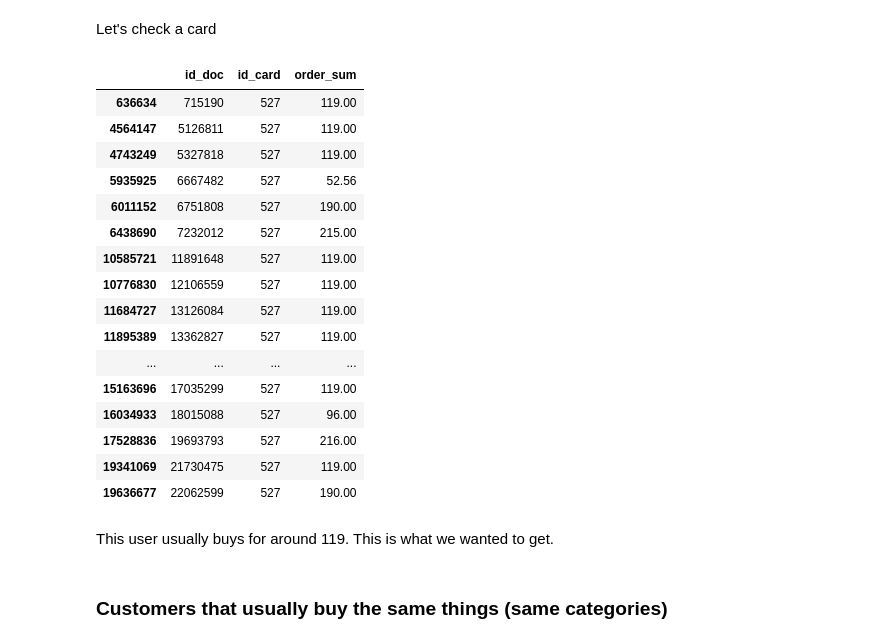
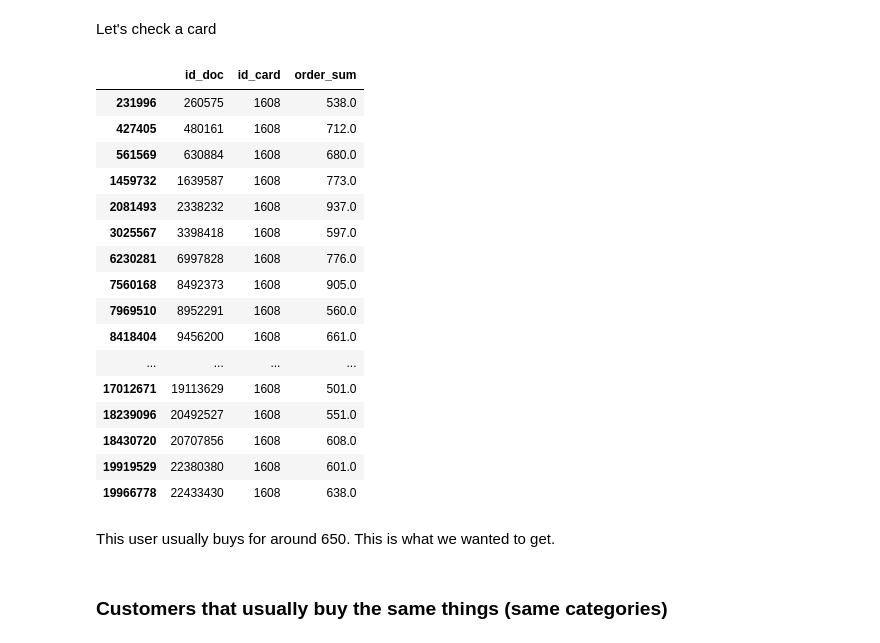
Before and after one commit to cubazis/inno_stats_2020, a Jupyter notebook: hw2.ipynb, the cells around one changed output. Cells and saved outputs as stored; diff of their text form; code cells hidden in the pictures.

```diff
--- a/hw2.ipynb
+++ b/hw2.ipynb
@@ -672,27 +678,27 @@ std_spendings[std_spendings.purchase_std < 50]
 # %% [markdown]
 Let's check a card
 # %%
-avg_spent_on_cart[avg_spent_on_cart.id_card==527]
+avg_spent_on_cart[avg_spent_on_cart.id_card==1608]
 # %% [output]
 |  | id_doc | id_card | order_sum |
-| 636634 | 715190 | 527 | 119.00 |
-| 4564147 | 5126811 | 527 | 119.00 |
-| 4743249 | 5327818 | 527 | 119.00 |
-| 5935925 | 6667482 | 527 | 52.56 |
-| 6011152 | 6751808 | 527 | 190.00 |
-| 6438690 | 7232012 | 527 | 215.00 |
-| 10585721 | 11891648 | 527 | 119.00 |
-| 10776830 | 12106559 | 527 | 119.00 |
-| 11684727 | 13126084 | 527 | 119.00 |
-| 11895389 | 13362827 | 527 | 119.00 |
+| 231996 | 260575 | 1608 | 538.0 |
+| 427405 | 480161 | 1608 | 712.0 |
+| 561569 | 630884 | 1608 | 680.0 |
+| 1459732 | 1639587 | 1608 | 773.0 |
+| 2081493 | 2338232 | 1608 | 937.0 |
+| 3025567 | 3398418 | 1608 | 597.0 |
+| 6230281 | 6997828 | 1608 | 776.0 |
+| 7560168 | 8492373 | 1608 | 905.0 |
+| 7969510 | 8952291 | 1608 | 560.0 |
+| 8418404 | 9456200 | 1608 | 661.0 |
 | ... | ... | ... | ... |
-| 15163696 | 17035299 | 527 | 119.00 |
-| 16034933 | 18015088 | 527 | 96.00 |
-| 17528836 | 19693793 | 527 | 216.00 |
-| 19341069 | 21730475 | 527 | 119.00 |
-| 19636677 | 22062599 | 527 | 190.00 |
+| 17012671 | 19113629 | 1608 | 501.0 |
+| 18239096 | 20492527 | 1608 | 551.0 |
+| 18430720 | 20707856 | 1608 | 608.0 |
+| 19919529 | 22380380 | 1608 | 601.0 |
+| 19966778 | 22433430 | 1608 | 638.0 |
 # %% [markdown]
-This user usually buys for around 119. This is what we wanted to get.
+This user usually buys for around 650. This is what we wanted to get.
 # %% [markdown]
 ### Customers that usually buy the same things (same categories)
 # %%
```
Also changed, not shown: parts of 11 cells of this notebook.
